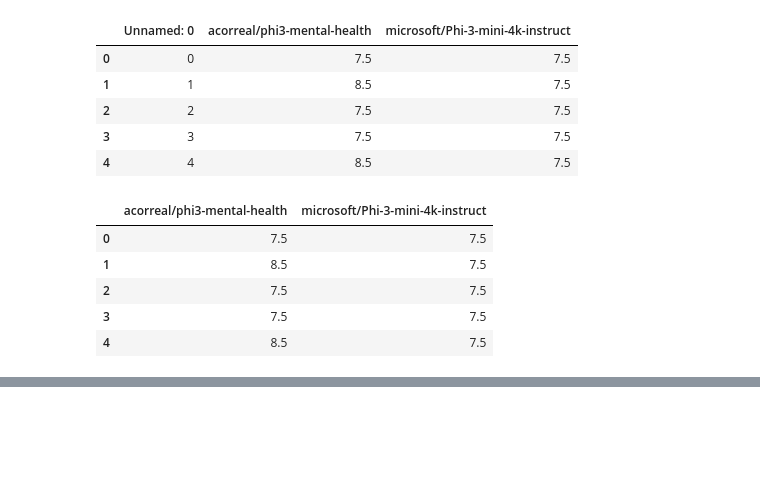
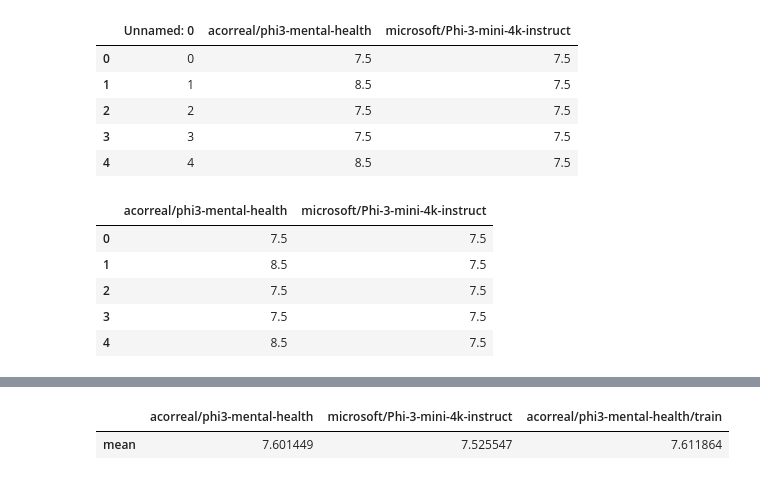
Before and after one commit to mlgomez0/Health_Therapist, a Jupyter notebook: backend/ml_models/LLMs_fine_tuning/phi3-qlora/test_phi3.ipynb, the cells around one changed output, grey strips where cells are left out. Drawn from its saved outputs; the diff is of its cells as text; code cells hidden in the pictures; blank space fills up the shorter version.

```diff
--- a/backend/ml_models/LLMs_fine_tuning/phi3-qlora/test_phi3.ipynb
+++ b/backend/ml_models/LLMs_fine_tuning/phi3-qlora/test_phi3.ipynb
@@ -500,0 +606,14 @@ df_llm_eval.mean().to_frame(name='mean').T
+# %%
+result = result[:300]
+# %%
+result = np.array(result, dtype=np.float64)
+# %%
+result = np.array(result)
+result = result[~np.isnan(result)]
+# %%
+llm_test_result['acorreal/phi3-mental-health/train'] = np.array(result).mean()
+# %%
+llm_test_result
+# %% [output]
+|  | acorreal/phi3-mental-health | microsoft/Phi-3-mini-4k-instruct | acorreal/phi3-mental-health/train |
+| mean | 7.601449 | 7.525547 | 7.611864 |
```
Also changed, not shown: parts of 39 cells of this notebook, 3 other files.
